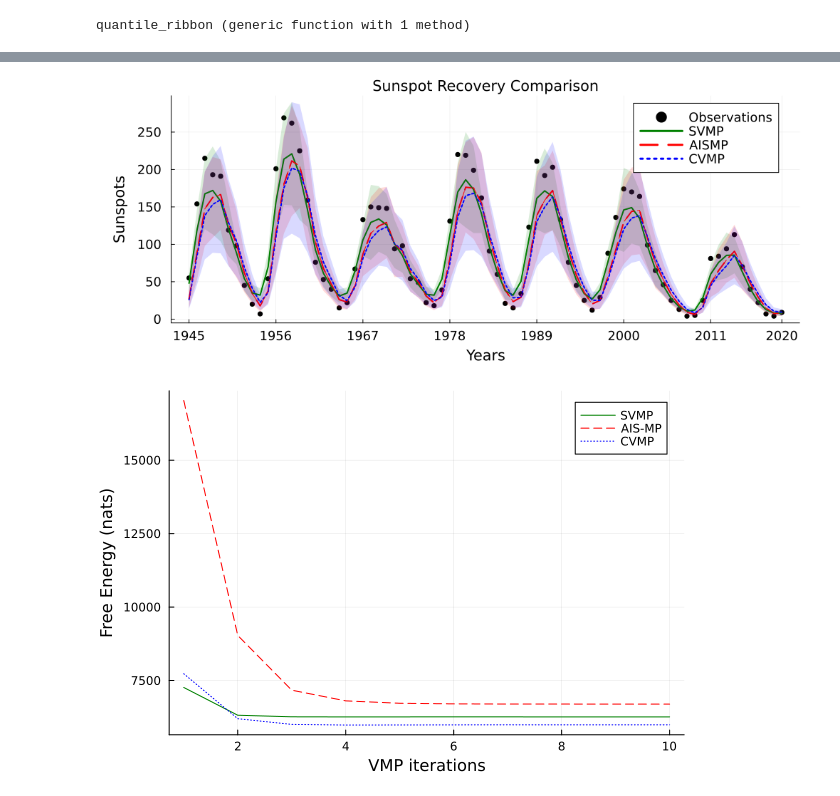
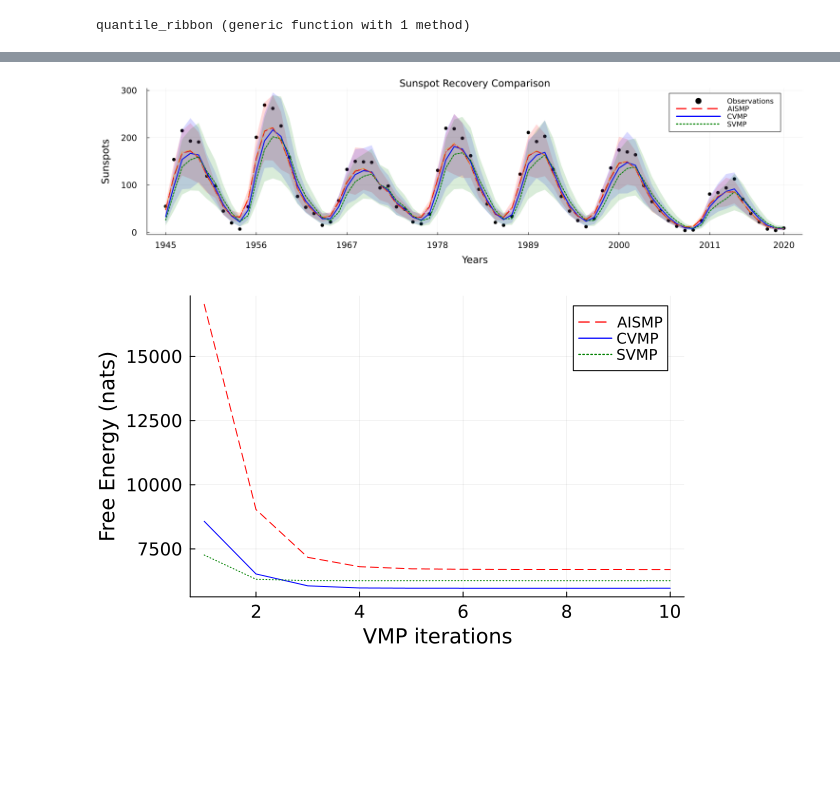
Before and after one commit to biaslab/CVMP, a Jupyter notebook: demos/generate_plots/generate_sunspot_plots.ipynb, the cells around one changed output, grey strips where cells are left out. Cells and saved outputs as stored; diff of their text form; code cells hidden in the pictures; blank space fills up the shorter version.

```diff
--- a/demos/generate_plots/generate_sunspot_plots.ipynb
+++ b/demos/generate_plots/generate_sunspot_plots.ipynb
@@ -41,3 +41,4 @@ gammas = map(
 custom_colors = [:red, :blue, :green, :orange];
 algorithms = ["AISMP", "CVMP", "SVMP", "NUTS"];
 linestyles = [:dash, :solid, :dot, :dashdot];
+selected = 1:3
@@ -44,23 +47,25 @@ linestyles = [:dash, :solid, :dot, :dashdot];
 # %%
-estimation_plot = plot(title="Sunspot Recovery Comparison",
+gamma_based_estimation_plot = plot(title="Sunspot Recovery Comparison",
                        guidefontsize=14,
                        tickfontsize=12,
-                       legendfontsize=12,
-                       legend=:topright)
+                       legendfontsize=10,
+                       legend=:topright,
+                       size=(1500, 400)
+)
 
-scatter!(estimation_plot, observations, color=:black,
+scatter!(gamma_based_estimation_plot, observations, color=:black,
          xtick=([1, 12, 23, 34, 45, 56, 67, 76], [1945, 1956, 1967, 1978, 1989, 2000, 2011, 2020]),
-         xlabel="Years", ylabel="Sunspots", label="Observations", left_margin=10Plots.mm, bottom_margin=5Plots.mm)
+         xlabel="Years", ylabel="Sunspots", label="Observations", left_margin=10Plots.mm, bottom_margin=10Plots.mm)
 
-for (i, (algorithm, gamma, color, linestyle)) in enumerate(zip(algorithms, gammas, custom_colors, linestyles, 1:3))
+for (i, (algorithm, gamma, color, linestyle)) in enumerate(zip(algorithms, gammas, custom_colors, linestyles, selected))
     lower, upper = zip(quantile_ribbon.(gammas[i])...) |> collect;
     lower, upper = [lower...], [upper...]
-    plot!(estimation_plot, mean.(gammas[i]), ribbon=(lower, upper), label=algorithm, lw=2, size=(1000, 400), color=color, linestyle = linestyle, fillalpha=0.15)
+    plot!(gamma_based_estimation_plot, mean.(gammas[i]), ribbon=(lower, upper), label=algorithm, lw=2, color=color, linestyle = linestyle, fillalpha=0.15)
 end
 
 for (i, (algorithm, gamma, color, linestyle)) in enumerate(zip(algorithms, gammas, custom_colors, linestyles))
-    plot!(mean.(gamma), label=false, color=color, linestyle = linestyle)
+    plot!(gamma_based_estimation_plot, mean.(gamma), label=false, color=color, linestyle = linestyle)
 end
 
-estimation_plot
+gamma_based_estimation_plot
 # %% [output]
@@ -68,39 +73,44 @@ estimation_plot
 # %%
-custom_colors = [:green, :red, :blue]
-algorithms = ["SVMP", "AISMP", "CVMP"]
-data_list = [cvi, aismp, cvmp]
-linestyles = [:solid, :dash, :dot]
-
 estimation_plot = plot(title="Sunspot Recovery Comparison",
                        guidefontsize=14,
                        tickfontsize=12,
-                       legendfontsize=12,
-                       legend=:topright)
+                       legendfontsize=10,
+                       legend=:topright,
+                       size=(1500, 400)
+)
 
 scatter!(estimation_plot, observations, color=:black,
          xtick=([1, 12, 23, 34, 45, 56, 67, 76], [1945, 1956, 1967, 1978, 1989, 2000, 2011, 2020]),
-         xlabel="Years", ylabel="Sunspots", label="Observations", left_margin=10Plots.mm, bottom_margin=5Plots.mm)
+         xlabel="Years", ylabel="Sunspots", label="Observations", left_margin=10Plots.mm, bottom_margin=10Plots.mm)
 
-for (i, (algorithm, data, color, linestyle)) in enumerate(zip(algorithms, data_list, custom_colors, linestyles))
-    plot!(estimation_plot, mean.(gammas[i]), ribbon=var.(gammas[i]), label=algorithm, lw=2, size=(1000, 400), color=color, linestyle = linestyle, fillalpha=0.15)
+for (i, (algorithm, gamma, color, linestyle)) in enumerate(zip(algorithms, gammas, custom_colors, linestyles, selected))
+    plot!(estimation_plot, mean.(gamma), ribbon=var.(gamma), label=algorithm, lw=2, color=color, linestyle = linestyle, fillalpha=0.15)
 end
 
 for (i, (algorithm, gamma, color, linestyle)) in enumerate(zip(algorithms, gammas, custom_colors, linestyles))
     plot!(mean.(gamma), label=false, color=color, linestyle = linestyle)
 end
 
 estimation_plot
 # %% [output]
-[figure, old version]
+[figure, new version]
 # %%
 # to check that matched with Semih
 cvi_fe = readdlm("../estimations/cvi_fe_sunspot_results.csv")
 cvmp_fe = readdlm("../estimations/cvmp_fe_sunspot_results.csv")
 aismp_fe = readdlm("../estimations/ais_mp_fe_results.csv")
-fe_list = [cvi_fe, aismp_fe, cvmp_fe,]
+fe_list = [aismp_fe, cvmp_fe, cvi_fe]
 
 
-fe_plot = plot(xlabel="VMP iterations", ylabel="Free Energy (nats)")
+fe_plot = plot(
+    xlabel="VMP iterations",
+    ylabel="Free Energy (nats)",
+    guidefontsize=14,
+    tickfontsize=12,
+    legendfontsize=10,
+    legend=:topright,
+    bottom_margin=10Plots.mm
+)
 
 for (i, (algorithm, data, color, linestyle)) in enumerate(zip(algorithms, fe_list, custom_colors, linestyles))
     plot!(data[1, :], label=algorithm, color=color, linestyle = linestyle)
@@ -108,7 +118,7 @@ end
 
 fe_plot
 # %% [output]
-[figure, old version]
+[figure, new version]
 # %%
 plot(estimation_plot, fe_plot, layout=grid(1, 2, widths=(2/3,1/3)))
 # %% [output]
```
Also changed, not shown: parts of 4 cells of this notebook, 10 other files.
